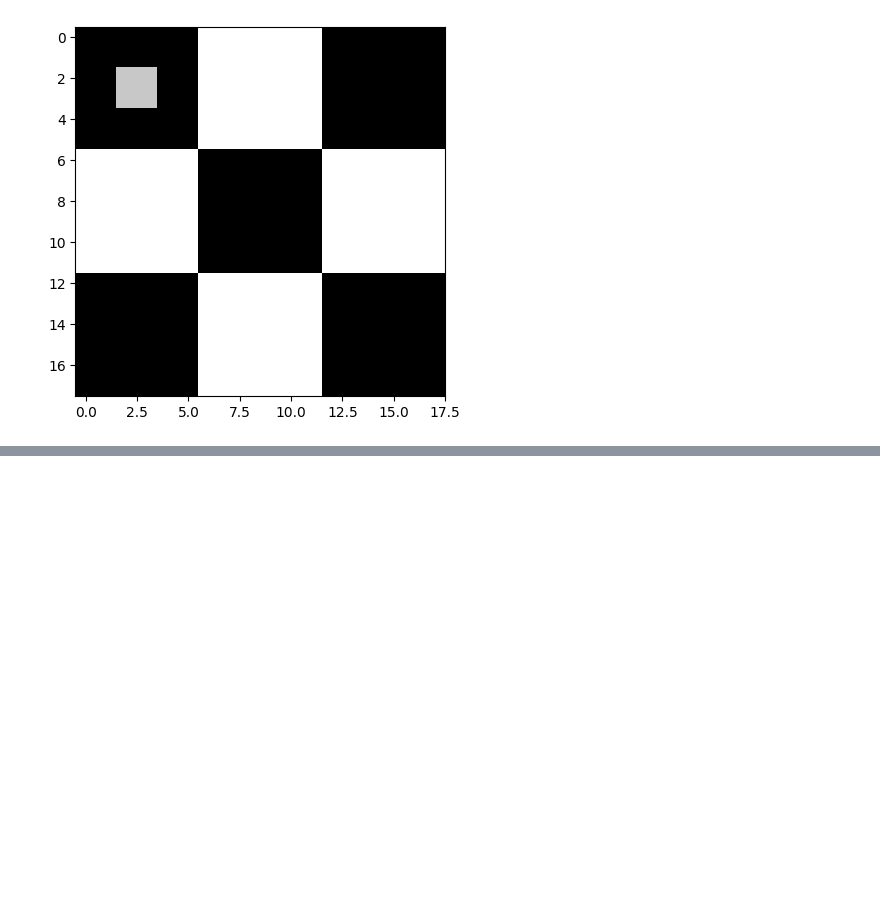
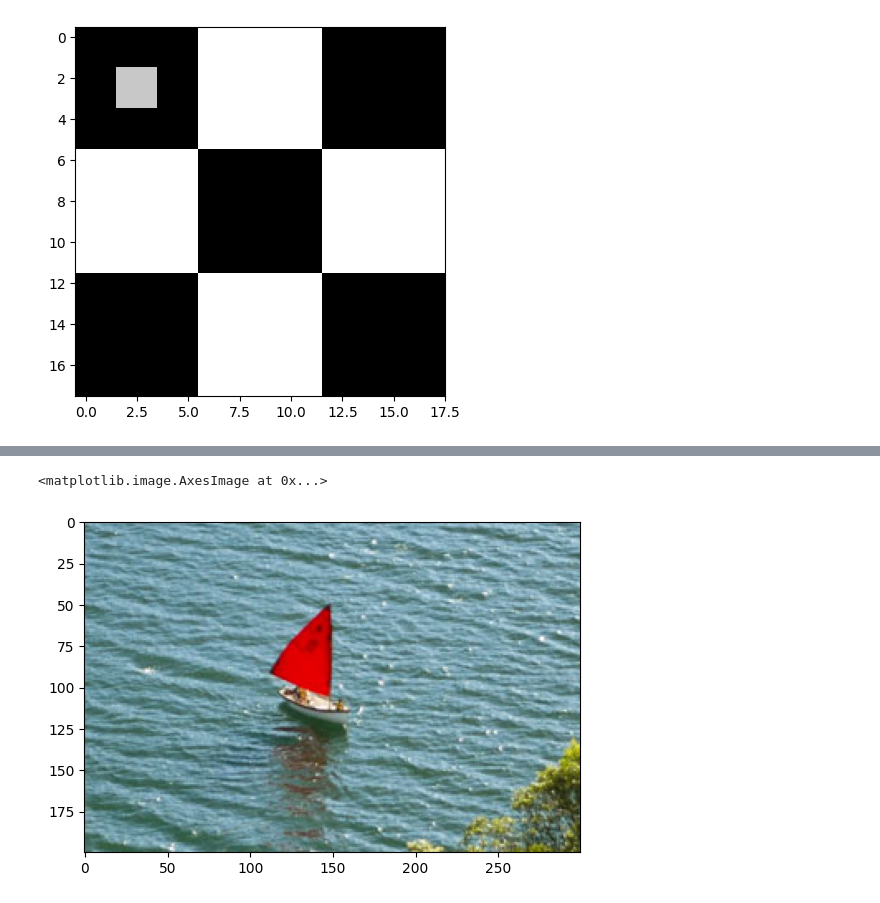
Before and after one commit to Nuralam30/dipWithPython, a Jupyter notebook: image processing/02_Basic_Image_Manipulation/image_manipulation.ipynb, the cells around one changed output, grey strips where cells are left out. Drawn from its saved outputs; the diff is of its cells as text; code cells hidden in the pictures; blank space fills up the shorter version.

```diff
--- a/image processing/02_Basic_Image_Manipulation/image_manipulation.ipynb
+++ b/image processing/02_Basic_Image_Manipulation/image_manipulation.ipynb
@@ -66,0 +75,6 @@ print(cb_img_copy)
+# %%
+cropped_region = img_NZ_rgb[200:400, 300:600]
+plt.imshow(cropped_region)
+# %% [output]
+<matplotlib.image.AxesImage at 0x...>
+[figure, added]
```
Also changed, not shown: parts of 5 cells of this notebook.
